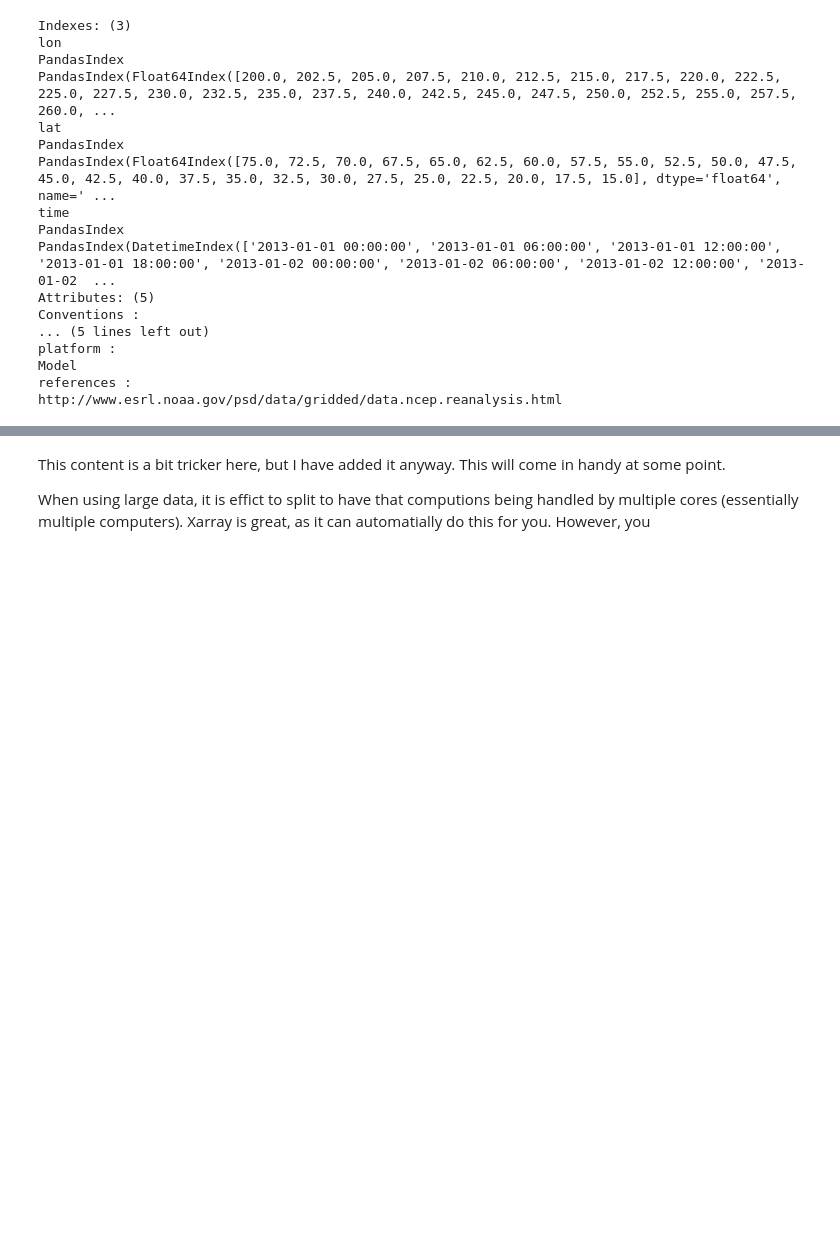
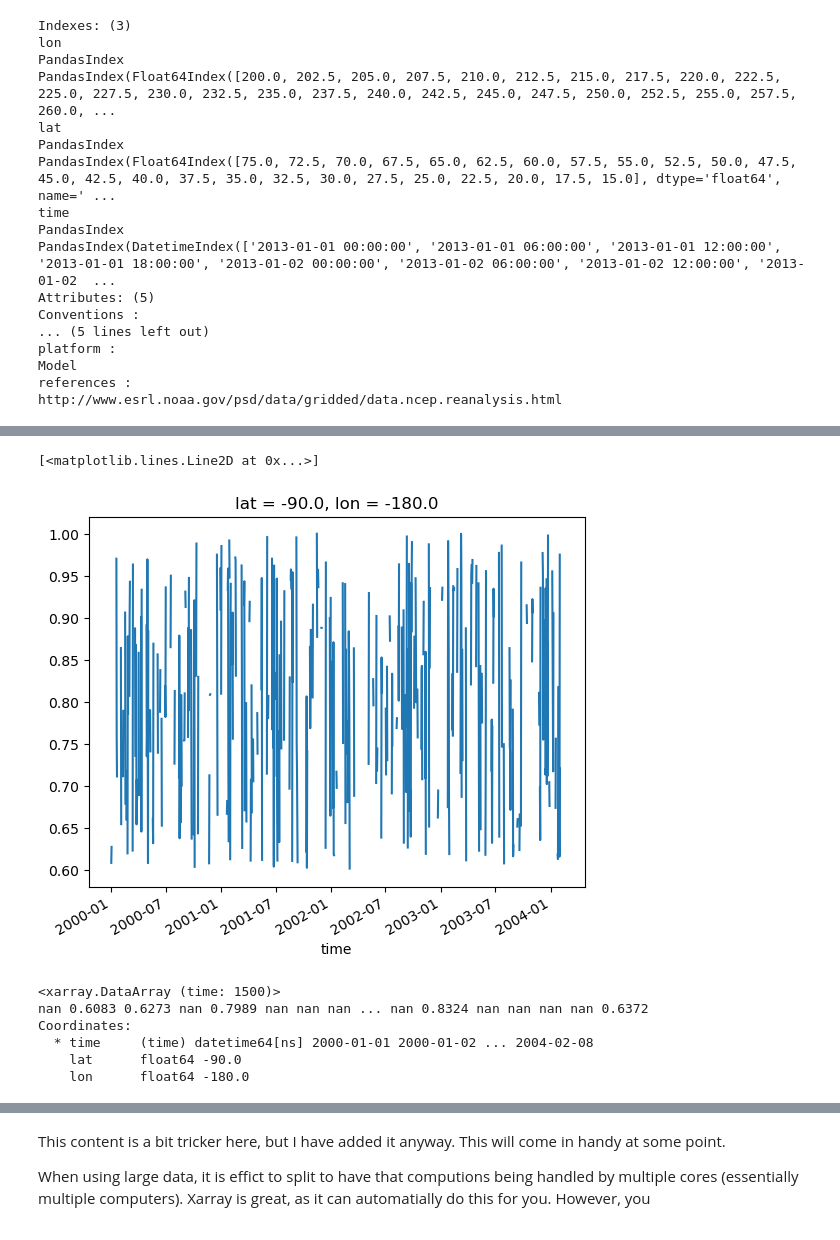
Before and after one commit to alexborowiak/xarray_examples, a Jupyter notebook: xarray_demonstation_notebook_02.ipynb, the cells around one changed output, grey strips where cells are left out. Drawn from its saved outputs; the diff is of its cells as text; code cells hidden in the pictures; blank space fills up the shorter version.

```diff
--- a/xarray_demonstation_notebook_02.ipynb
+++ b/xarray_demonstation_notebook_02.ipynb
@@ -113,0 +144,18 @@ http://www.esrl.noaa.gov/psd/data/gridded/data.ncep.reanalysis.html
+# %%
+# we can get just where the data array is above a certain value using the 'where' function
+da_greater_than = da_single_point.where(da_single_point > 0.6)
+da_greater_than.plot()
+# %% [output]
+[<matplotlib.lines.Line2D at 0x...>]
+[figure, added]
+# %%
+# This still has the same number of time values as the dataset with all data. What this has done has
+# just replaced the values greater than 0.6 with nan (not a number value)
+da_greater_than
+# %% [output]
+<xarray.DataArray (time: 1500)>
+nan 0.6083 0.6273 nan 0.7989 nan nan nan ... nan 0.8324 nan nan nan nan 0.6372
+Coordinates:
+  * time     (time) datetime64[ns] 2000-01-01 2000-01-02 ... 2004-02-08
+    lat      float64 -90.0
+    lon      float64 -180.0
```
Also changed, not shown: parts of 16 cells of this notebook, 1 other file.
